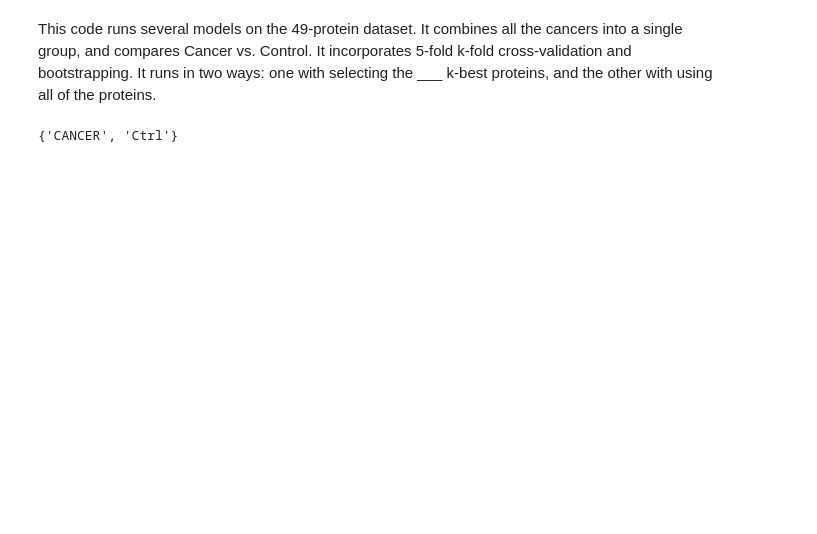
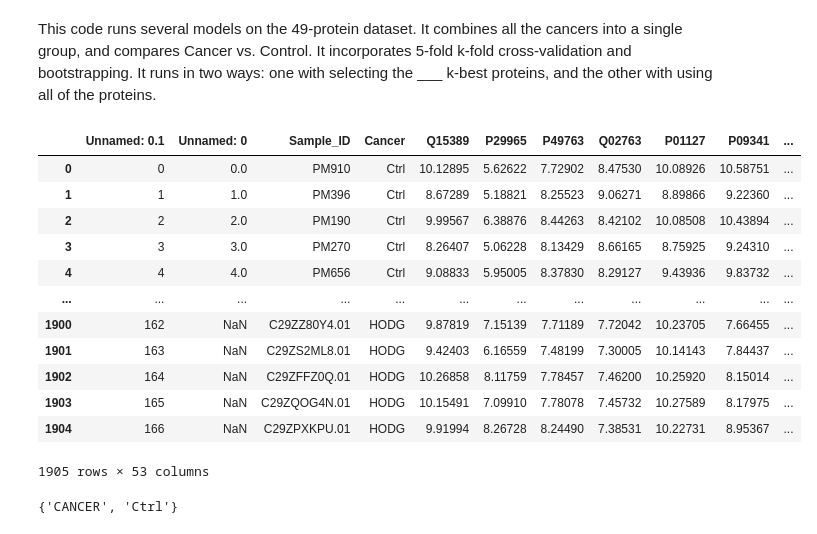
Before and after one commit to parinazfathi/ErdosFall2024ProteinTeam, a Jupyter notebook: RunningAll4Models_UPDATED_PF2.ipynb, the cells around one changed output. Cells and saved outputs as stored; diff of their text form; code cells hidden in the pictures; blank space fills up the shorter version.

```diff
--- a/RunningAll4Models_UPDATED_PF2.ipynb
+++ b/RunningAll4Models_UPDATED_PF2.ipynb
@@ -6,6 +6,22 @@ import pandas as pd
 # Import the data
 
 df_full = pd.read_csv("/Users/parinazfathi/Documents/GitHub/ErdosFall2024ProteinProfiles/Combined_df2.csv")
+# %%
+df_full
+# %% [output]
+|  | Unnamed: 0.1 | Unnamed: 0 | Sample_ID | Cancer | Q15389 | P29965 | P49763 | Q02763 | P01127 | P09341 | ... |
+| 0 | 0 | 0.0 | PM910 | Ctrl | 10.12895 | 5.62622 | 7.72902 | 8.47530 | 10.08926 | 10.58751 | ... |
+| 1 | 1 | 1.0 | PM396 | Ctrl | 8.67289 | 5.18821 | 8.25523 | 9.06271 | 8.89866 | 9.22360 | ... |
+| 2 | 2 | 2.0 | PM190 | Ctrl | 9.99567 | 6.38876 | 8.44263 | 8.42102 | 10.08508 | 10.43894 | ... |
+| 3 | 3 | 3.0 | PM270 | Ctrl | 8.26407 | 5.06228 | 8.13429 | 8.66165 | 8.75925 | 9.24310 | ... |
+| 4 | 4 | 4.0 | PM656 | Ctrl | 9.08833 | 5.95005 | 8.37830 | 8.29127 | 9.43936 | 9.83732 | ... |
+| ... | ... | ... | ... | ... | ... | ... | ... | ... | ... | ... | ... |
+| 1900 | 162 | NaN | C29ZZ80Y4.01 | HODG | 9.87819 | 7.15139 | 7.71189 | 7.72042 | 10.23705 | 7.66455 | ... |
+| 1901 | 163 | NaN | C29ZS2ML8.01 | HODG | 9.42403 | 6.16559 | 7.48199 | 7.30005 | 10.14143 | 7.84437 | ... |
+| 1902 | 164 | NaN | C29ZFFZ0Q.01 | HODG | 10.26858 | 8.11759 | 7.78457 | 7.46200 | 10.25920 | 8.15014 | ... |
+| 1903 | 165 | NaN | C29ZQOG4N.01 | HODG | 10.15491 | 7.09910 | 7.78078 | 7.45732 | 10.27589 | 8.17975 | ... |
+| 1904 | 166 | NaN | C29ZPXKPU.01 | HODG | 9.91994 | 8.26728 | 8.24490 | 7.38531 | 10.22731 | 8.95367 | ... |
+1905 rows × 53 columns
 # %%
 # Combine all the cancers into one category
 df_bloodcombined = df_full.copy(deep = True)
```
Also changed, not shown: parts of 3 cells of this notebook, 15 other files.
